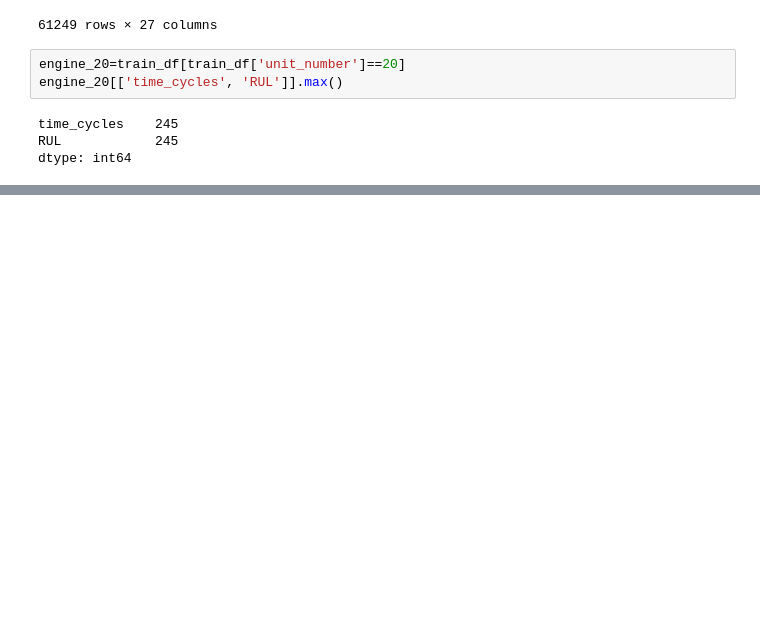
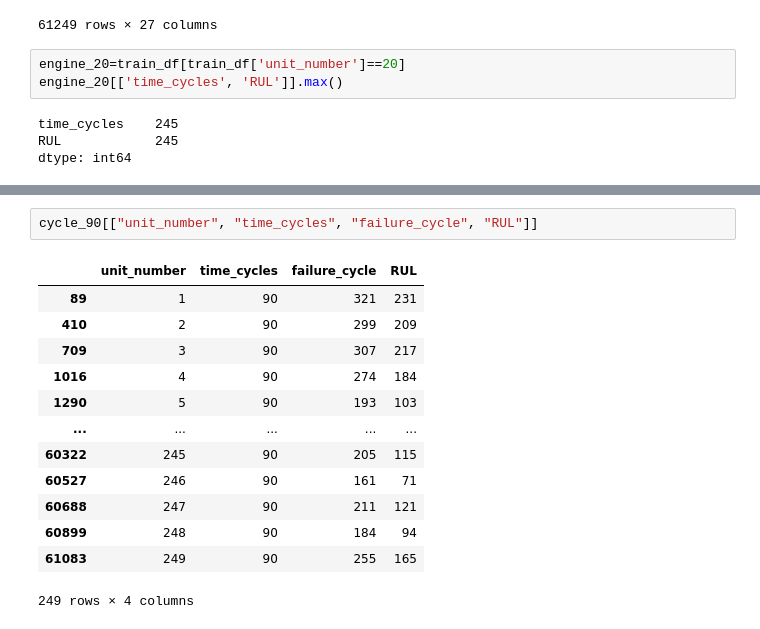
Before and after one commit to yadvendrasinghshekhawat02-design/first-, a Jupyter notebook: fd004_analysis.ipynb, the cells around one changed output, grey strips where cells are left out. Drawn from its saved outputs; the diff is of its cells as text; blank space fills up the shorter version.

```diff
--- a/fd004_analysis.ipynb
+++ b/fd004_analysis.ipynb
@@ -522,0 +606,16 @@ cycle_90=train_df[train_df['RUL'] == 90]
+# %%
+cycle_90[["unit_number", "time_cycles", "failure_cycle", "RUL"]]
+# %% [output]
+|  | unit_number | time_cycles | failure_cycle | RUL |
+| 89 | 1 | 90 | 321 | 231 |
+| 410 | 2 | 90 | 299 | 209 |
+| 709 | 3 | 90 | 307 | 217 |
+| 1016 | 4 | 90 | 274 | 184 |
+| 1290 | 5 | 90 | 193 | 103 |
+| ... | ... | ... | ... | ... |
+| 60322 | 245 | 90 | 205 | 115 |
+| 60527 | 246 | 90 | 161 | 71 |
+| 60688 | 247 | 90 | 211 | 121 |
+| 60899 | 248 | 90 | 184 | 94 |
+| 61083 | 249 | 90 | 255 | 165 |
+249 rows × 4 columns
```
Also changed, not shown: parts of 10 cells of this notebook.
